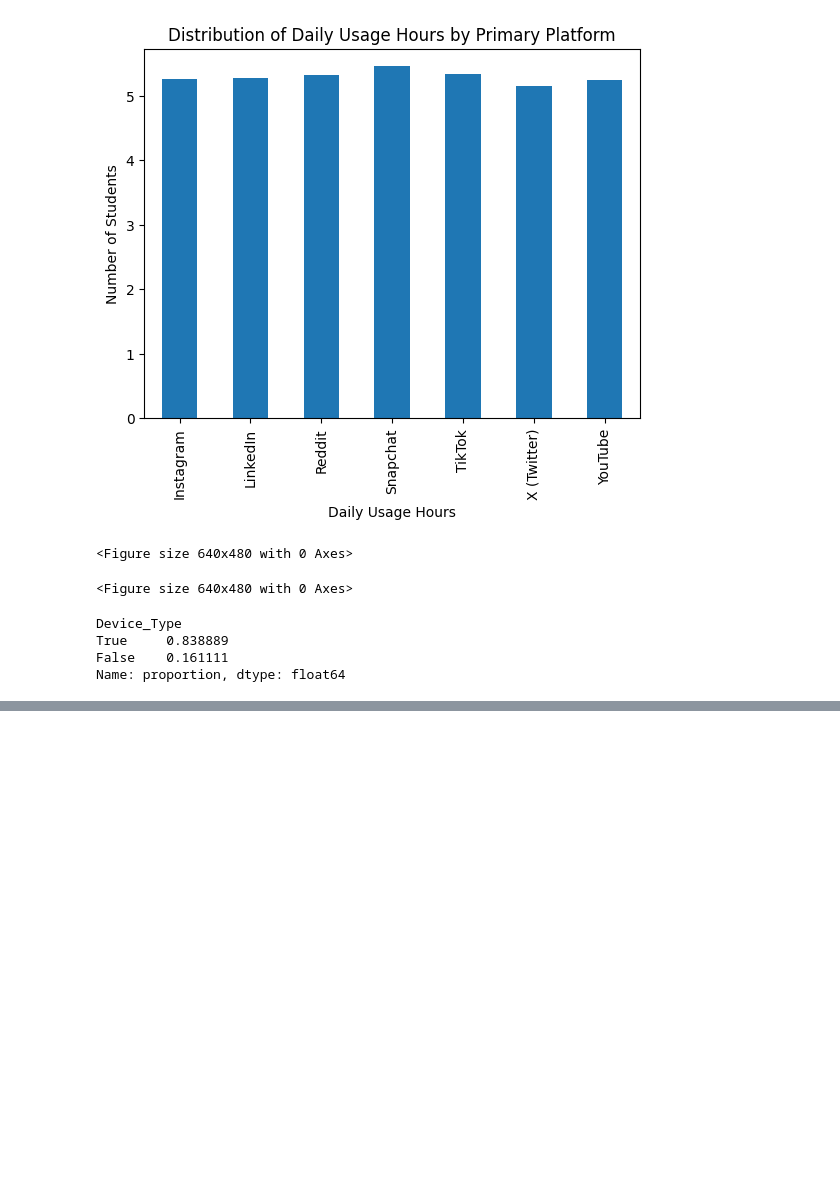
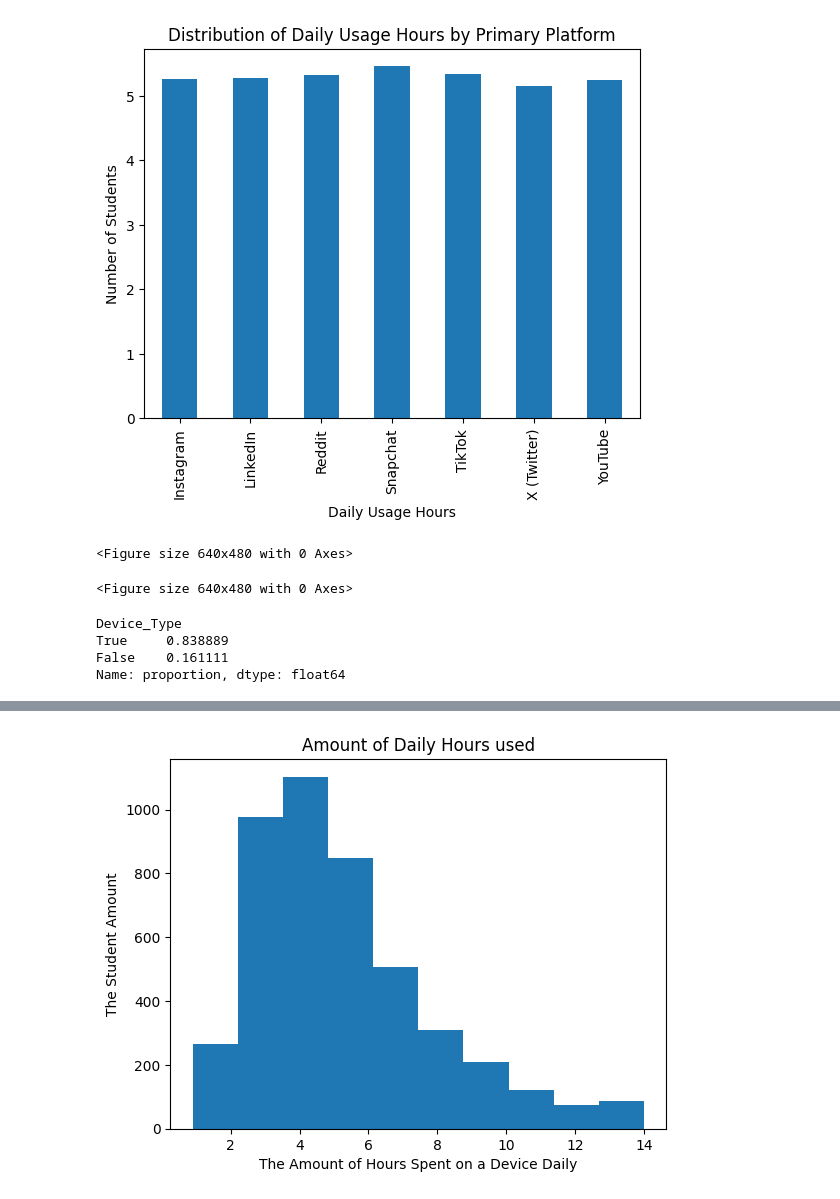
Before and after one commit to Innovators-for-Purpose/iFp-CS-Summer-Learning, a Jupyter notebook: Data-Analysis-Track/my-data-analysis.ipynb, the cells around one changed output, grey strips where cells are left out. Cells and saved outputs as stored; diff of their text form; code cells hidden in the pictures; blank space fills up the shorter version.

```diff
--- a/Data-Analysis-Track/my-data-analysis.ipynb
+++ b/Data-Analysis-Track/my-data-analysis.ipynb
@@ -1006,0 +1060,11 @@ Name: proportion, dtype: float64
+# %%
+Dab = df["Daily_Usage_Hours"]
+
+Dab.plot(kind="hist")
+
+plt.title("Amount of Daily Hours used")
+plt.xlabel("The Amount of Hours Spent on a Device Daily")
+plt.ylabel("The Student Amount")
+plt.show()
+# %% [output]
+[figure, added]
```
Also changed, not shown: parts of 5 cells of this notebook, 3 other files.
